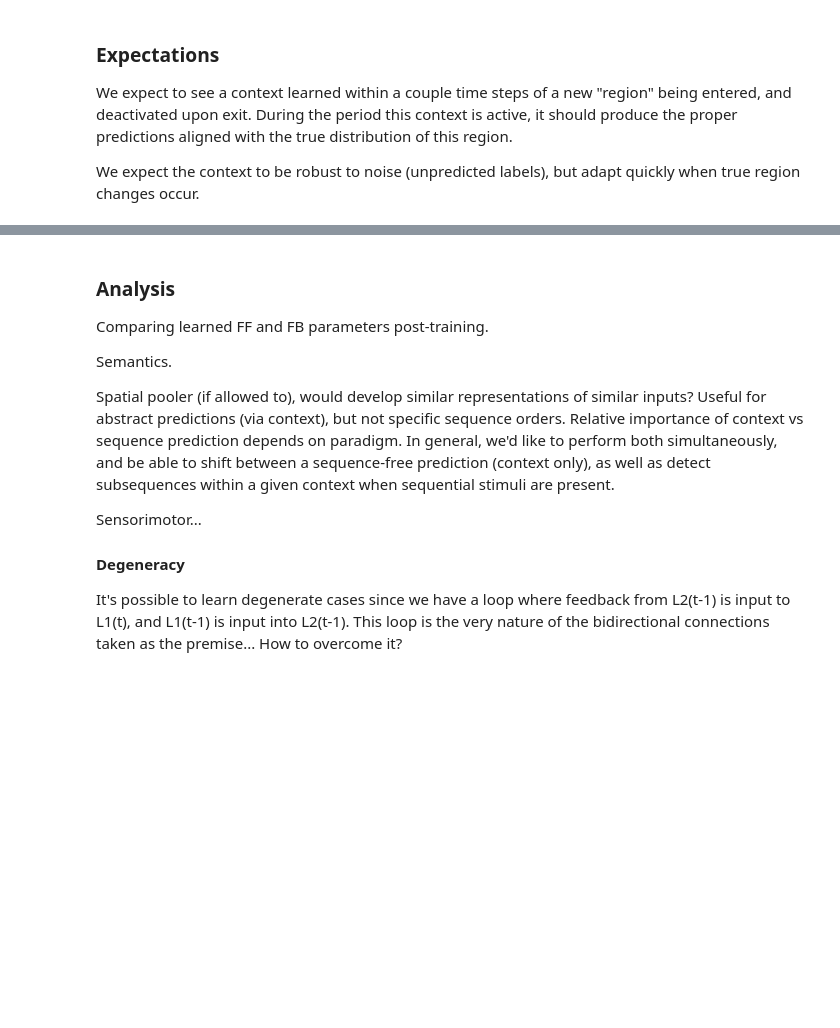
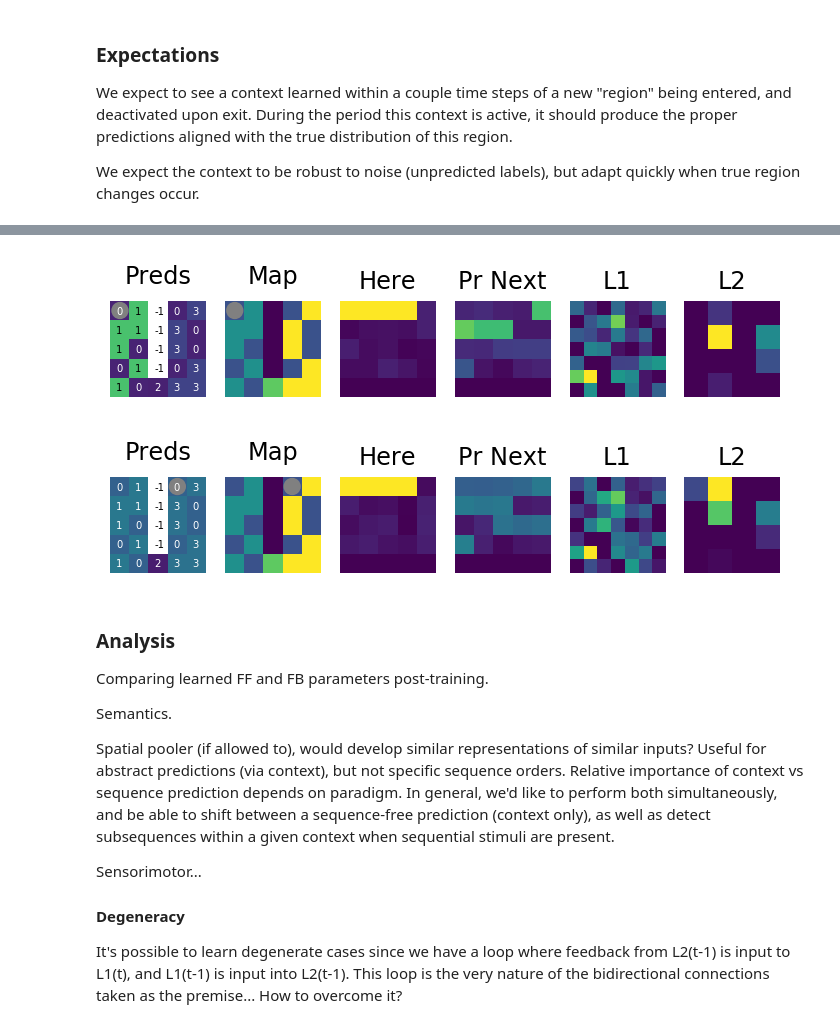
Before and after one commit to numenta/nupic.research, a Jupyter notebook: projects/rsm/notebooks/hierarchical_context_dynamics.ipynb, the cells around one changed output, grey strips where cells are left out. Cells and saved outputs as stored; diff of their text form; code cells hidden in the pictures; blank space fills up the shorter version.

```diff
--- a/projects/rsm/notebooks/hierarchical_context_dynamics.ipynb
+++ b/projects/rsm/notebooks/hierarchical_context_dynamics.ipynb
@@ -304,9 +477,13 @@ Created <Layer1 cells=25 d_in=25 />
 # %%
 # Testing predictions from predetermined locations
 
-x = agent.move(to=torch.tensor([1, 6]))
-loss, predictions = agent.step(x, learning=False)
-plot(predictions, agent, env, show=True)
+for test_coord in [[0, 0], [0, 3]]:
+    x = agent.move(to=torch.tensor(test_coord))
+    loss, predictions = agent.step(x, learning=False)
+    plot(predictions, agent, env, show=True)
+# %% [output]
+[figure, added]
+[figure, added]
 # %% [markdown]
 ### Analysis
 
```
Also changed, not shown: parts of 6 cells of this notebook.
